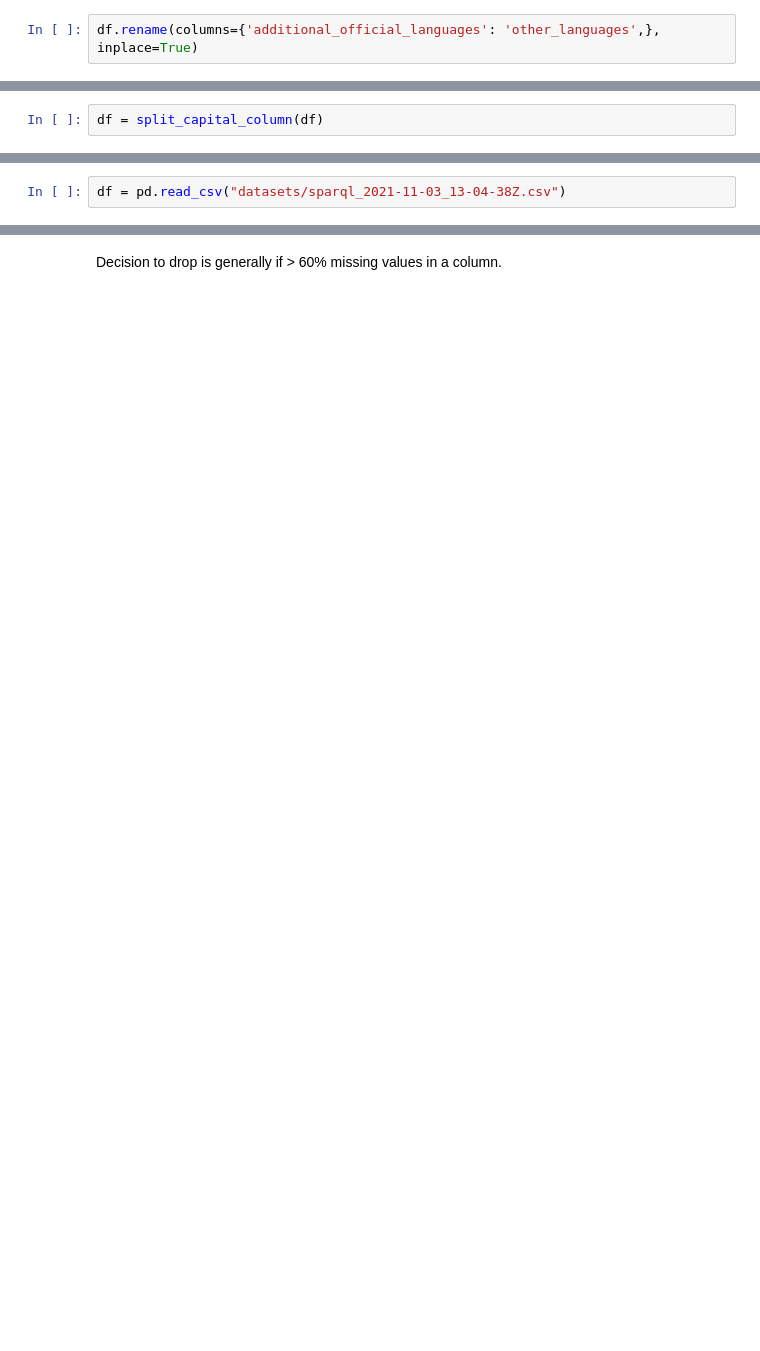
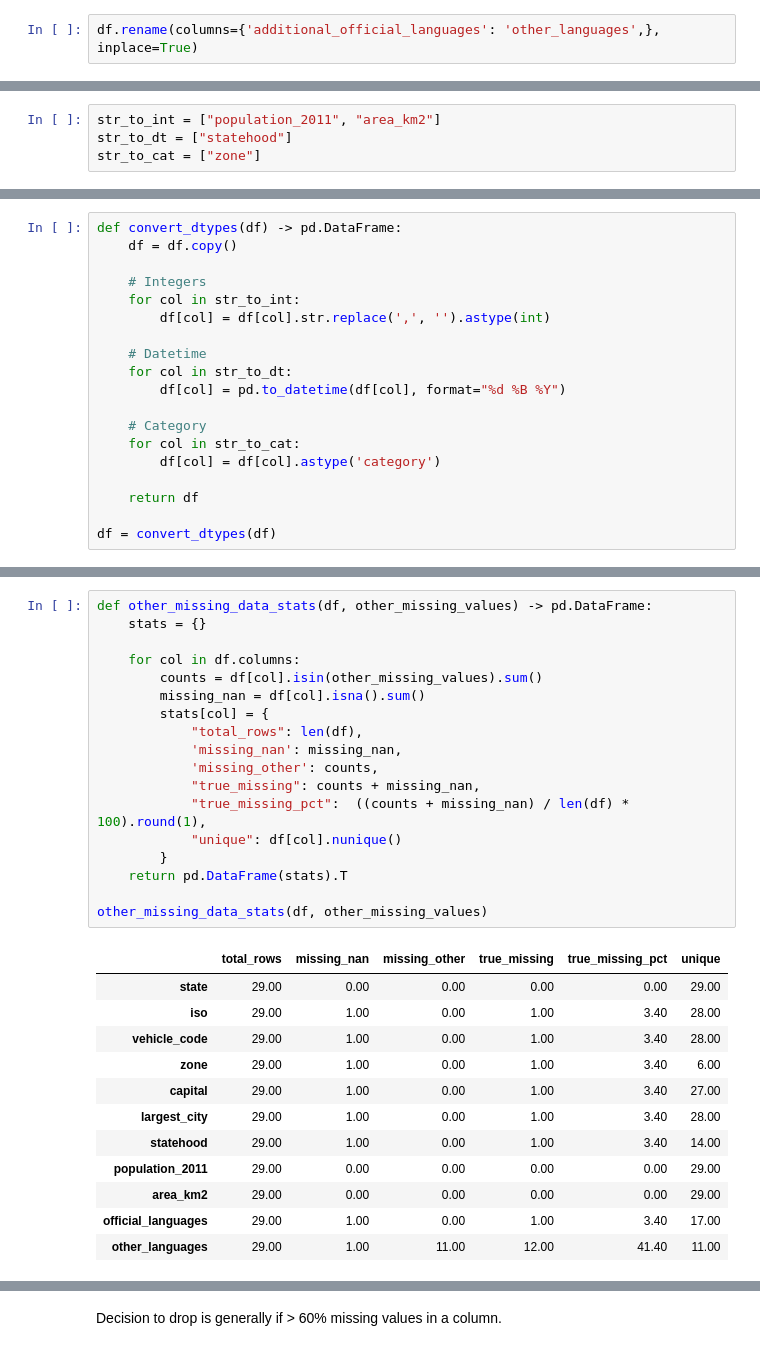
Before and after one commit to toby-gardner-ai/uc-berkeley-aiml-course, a Jupyter notebook: notebooks/Mod4_Data_Analytics.ipynb, the cells around one changed output, grey strips where cells are left out. Drawn from its saved outputs; the diff is of its cells as text; blank space fills up the shorter version.

```diff
--- a/notebooks/Mod4_Data_Analytics.ipynb
+++ b/notebooks/Mod4_Data_Analytics.ipynb
@@ -272,2 +159,0 @@ def split_capital_column(df) -> pd.DataFrame:
-# %%
-df = split_capital_column(df)
@@ -312,2 +159,0 @@ Number of unique cities: 30
-# %%
-df = pd.read_csv("datasets/sparql_2021-11-03_13-04-38Z.csv")
@@ -541,0 +167,4 @@ summary_stats(df)
+# %%
+str_to_int = ["population_2011", "area_km2"]
+str_to_dt = ["statehood"]
+str_to_cat = ["zone"]
@@ -541,0 +173,19 @@ summary_stats(df)
+# %%
+def convert_dtypes(df) -> pd.DataFrame:
+    df = df.copy()
+
+    # Integers
+    for col in str_to_int:
+        df[col] = df[col].str.replace(',', '').astype(int)
+
+    # Datetime
+    for col in str_to_dt:
+        df[col] = pd.to_datetime(df[col], format="%d %B %Y")
+
+    # Category
+    for col in str_to_cat:
+        df[col] = df[col].astype('category')
+
+    return df
+
+df = convert_dtypes(df)
@@ -541,0 +199,31 @@ summary_stats(df)
+# %%
+def other_missing_data_stats(df, other_missing_values) -> pd.DataFrame:
+    stats = {}
+
+    for col in df.columns:
+        counts = df[col].isin(other_missing_values).sum()
+        missing_nan = df[col].isna().sum()
+        stats[col] = {
+            "total_rows": len(df),
+            'missing_nan': missing_nan,
+            'missing_other': counts,
+            "true_missing": counts + missing_nan,
+            "true_missing_pct":  ((counts + missing_nan) / len(df) * 100).round(1),
+            "unique": df[col].nunique()
+        }
+    return pd.DataFrame(stats).T
+
+other_missing_data_stats(df, other_missing_values)
+# %% [output]
+|  | total_rows | missing_nan | missing_other | true_missing | true_missing_pct | unique |
+| state | 29.00 | 0.00 | 0.00 | 0.00 | 0.00 | 29.00 |
+| iso | 29.00 | 1.00 | 0.00 | 1.00 | 3.40 | 28.00 |
+| vehicle_code | 29.00 | 1.00 | 0.00 | 1.00 | 3.40 | 28.00 |
+| zone | 29.00 | 1.00 | 0.00 | 1.00 | 3.40 | 6.00 |
+| capital | 29.00 | 1.00 | 0.00 | 1.00 | 3.40 | 27.00 |
+| largest_city | 29.00 | 1.00 | 0.00 | 1.00 | 3.40 | 28.00 |
+| statehood | 29.00 | 1.00 | 0.00 | 1.00 | 3.40 | 14.00 |
+| population_2011 | 29.00 | 0.00 | 0.00 | 0.00 | 0.00 | 29.00 |
+| area_km2 | 29.00 | 0.00 | 0.00 | 0.00 | 0.00 | 29.00 |
+| official_languages | 29.00 | 1.00 | 0.00 | 1.00 | 3.40 | 17.00 |
+| other_languages | 29.00 | 1.00 | 11.00 | 12.00 | 41.40 | 11.00 |
```
Also changed, not shown: parts of 102 cells of this notebook.
